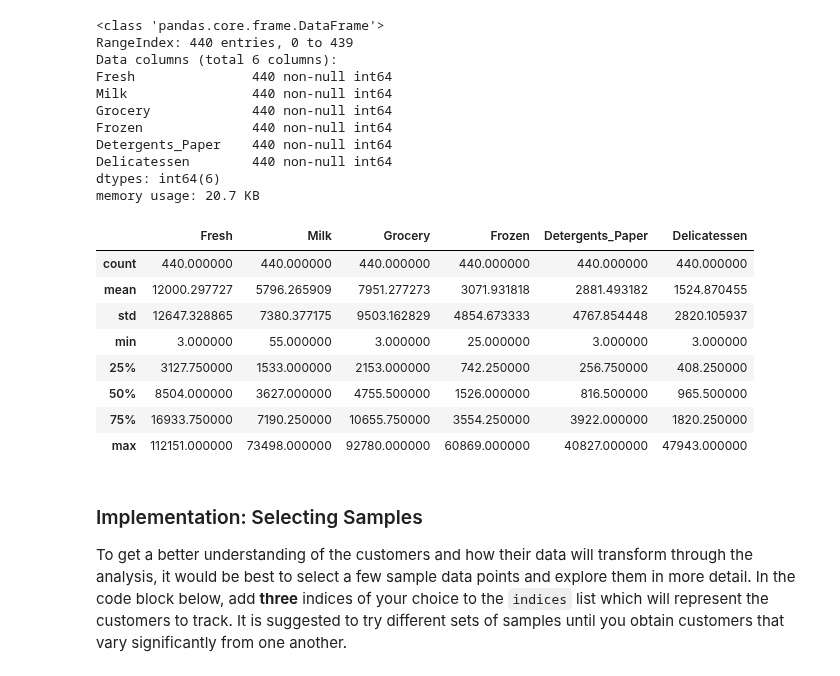
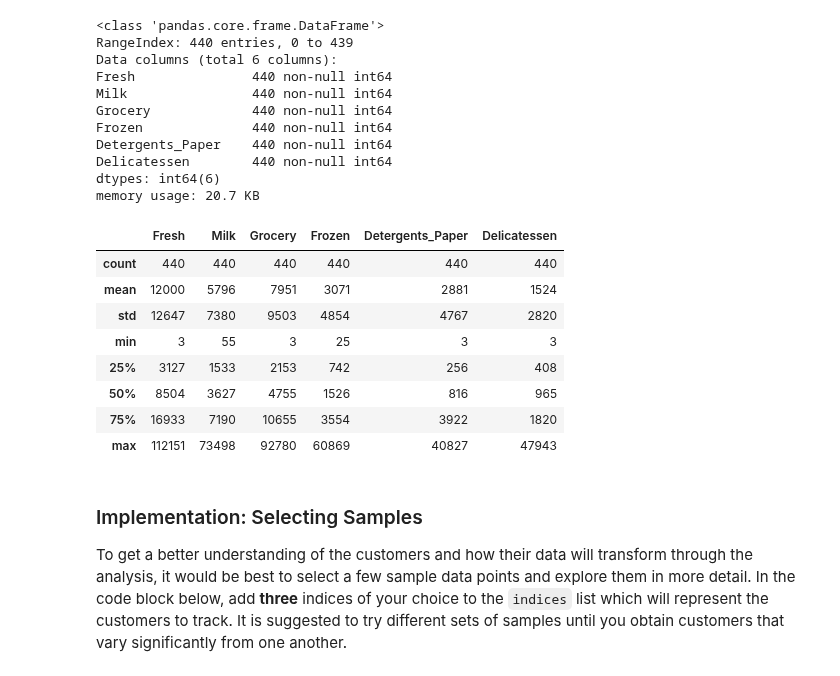
Before and after one commit to manish310/Creating-Customer-Segments, a Jupyter notebook: customer_segments.ipynb, the cells around one changed output. Saved outputs shown, nothing was run; the diff lists cells and outputs as text; code cells hidden in the pictures.

```diff
--- a/customer_segments.ipynb
+++ b/customer_segments.ipynb
@@ -71,17 +71,17 @@ dtypes: int64(6)
 memory usage: 20.7 KB
 # %%
 # Display a description of the dataset
-display(data.describe())
+display(data.describe().apply(np.int64))
 # %% [output]
 |  | Fresh | Milk | Grocery | Frozen | Detergents_Paper | Delicatessen |
-| count | 440.000000 | 440.000000 | 440.000000 | 440.000000 | 440.000000 | 440.000000 |
-| mean | 12000.297727 | 5796.265909 | 7951.277273 | 3071.931818 | 2881.493182 | 1524.870455 |
-| std | 12647.328865 | 7380.377175 | 9503.162829 | 4854.673333 | 4767.854448 | 2820.105937 |
-| min | 3.000000 | 55.000000 | 3.000000 | 25.000000 | 3.000000 | 3.000000 |
-| 25% | 3127.750000 | 1533.000000 | 2153.000000 | 742.250000 | 256.750000 | 408.250000 |
-| 50% | 8504.000000 | 3627.000000 | 4755.500000 | 1526.000000 | 816.500000 | 965.500000 |
-| 75% | 16933.750000 | 7190.250000 | 10655.750000 | 3554.250000 | 3922.000000 | 1820.250000 |
-| max | 112151.000000 | 73498.000000 | 92780.000000 | 60869.000000 | 40827.000000 | 47943.000000 |
+| count | 440 | 440 | 440 | 440 | 440 | 440 |
+| mean | 12000 | 5796 | 7951 | 3071 | 2881 | 1524 |
+| std | 12647 | 7380 | 9503 | 4854 | 4767 | 2820 |
+| min | 3 | 55 | 3 | 25 | 3 | 3 |
+| 25% | 3127 | 1533 | 2153 | 742 | 256 | 408 |
+| 50% | 8504 | 3627 | 4755 | 1526 | 816 | 965 |
+| 75% | 16933 | 7190 | 10655 | 3554 | 3922 | 1820 |
+| max | 112151 | 73498 | 92780 | 60869 | 40827 | 47943 |
 # %% [markdown]
 ### Implementation: Selecting Samples
 To get a better understanding of the customers and how their data will transform through the analysis, it would be best to select a few sample data points and explore them in more detail. In the code block below, add **three** indices of your choice to the `indices` list which will represent the customers to track. It is suggested to try different sets of samples until you obtain customers that vary significantly from one another.
```
Also changed, not shown: parts of 40 cells of this notebook.
